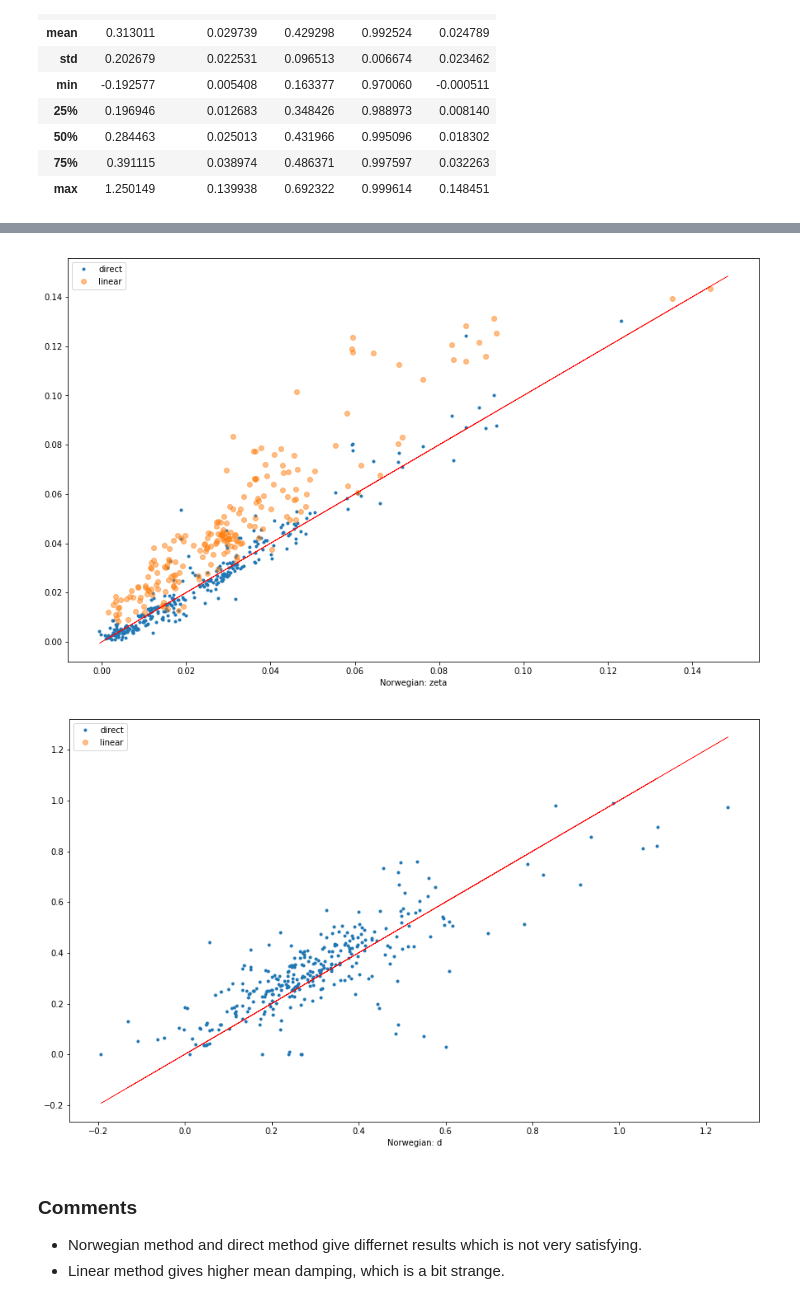
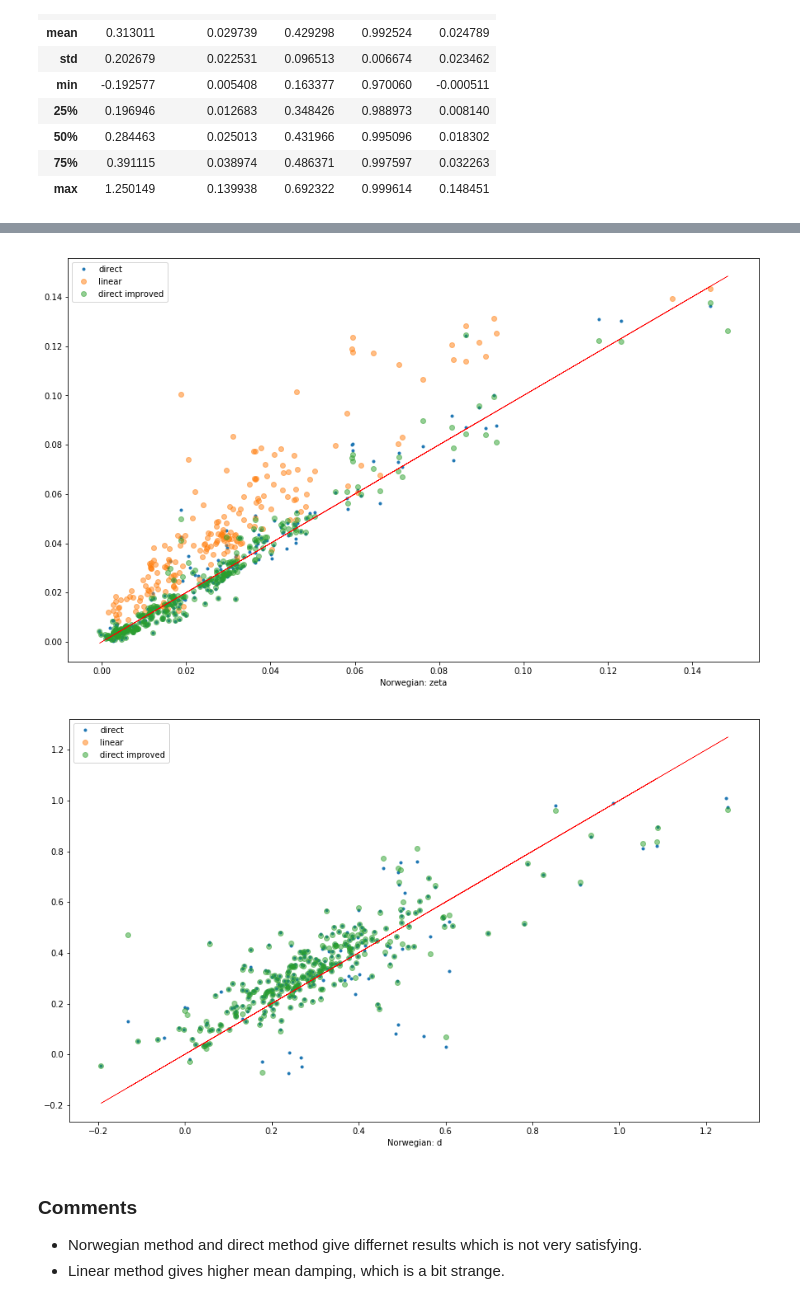
Before and after one commit to martinlarsalbert/rolldecay, a Jupyter notebook: notebooks/rolldecay/04.3_maa_mdl_db_roll_decay_content.ipynb, the cells around one changed output, grey strips where cells are left out. Drawn from its saved outputs; the diff is of its cells as text; code cells hidden in the pictures.

```diff
--- a/notebooks/rolldecay/04.3_maa_mdl_db_roll_decay_content.ipynb
+++ b/notebooks/rolldecay/04.3_maa_mdl_db_roll_decay_content.ipynb
@@ -158,6 +159,8 @@ std[cols].describe()
 rolldecay_linear = pd.read_sql_table(table_name='rolldecay_linear', con=engine, index_col='run_id')
 rolldecay_direct = pd.read_sql_table(table_name='rolldecay_direct', con=engine, index_col='run_id')
 rolldecay_norwegian = pd.read_sql_table(table_name='rolldecay_norwegian', con=engine, index_col='run_id')
+rolldecay_direct_improved = pd.read_sql_table(table_name='rolldecay_direct_improved', con=engine, index_col='run_id')
+
 
 def remove_outliers(df, abs_percentile=0.01, min_score=0.97):
     mask1 = ((df.quantile(abs_percentile) < df) &
@@ -170,6 +173,7 @@ def remove_outliers(df, abs_percentile=0.01, min_score=0.97):
 rolldecay_linear = remove_outliers(rolldecay_linear)
 rolldecay_direct = remove_outliers(rolldecay_direct)
 rolldecay_norwegian = remove_outliers(rolldecay_norwegian)
+rolldecay_direct_improved = remove_outliers(rolldecay_direct_improved)
 # %%
 plots = [['zeta','d'],
          ['mean_damping','omega0'],
@@ -191,8 +195,9 @@ for row, subplots in enumerate(plots):
 
         bins = 30
         rolldecay_linear[plot].hist(label='linear', bins=bins, ax=ax)
-        rolldecay_direct[plot].hist(label='direct', bins=bins, ax=ax, alpha=0.5)
+        rolldecay_direct[plot].hist(label='direct', bins=bins, ax=ax, alpha=0.25)
         rolldecay_norwegian[plot].hist(label='norwegian', bins=bins, ax=ax, alpha=0.25)
+        rolldecay_direct_improved[plot].hist(label='dircet improved', bins=bins, ax=ax, alpha=0.25)
 
 
         ax.set_title(plot)
@@ -248,9 +265,12 @@ for key in ['mean_damping','zeta','d']:
     x = rolldecay_norwegian[key]
     y = rolldecay_direct.loc[rolldecay_norwegian.index][key]
     y2 = rolldecay_linear.loc[rolldecay_norwegian.index][key]
+    y3 = rolldecay_direct_improved.loc[rolldecay_norwegian.index][key]
 
     ax.plot(x,y,'.', label='direct')
     ax.plot(x,y2,'o', label='linear', alpha=0.5)
+    ax.plot(x,y3,'o', label='direct improved', alpha=0.5)
+
     ax.set_xlabel('Norwegian: %s' % key)
     ax.legend();
     ax.plot(x,x,'r-')
@@ -270,5 +297,5 @@ https://pandas.pydata.org/pandas-docs/stable/user_guide/indexing.html#deprecate-
-[figure, old version]
+[figure, new version]
-[figure, old version]
+[figure, new version]
 # %% [markdown]
 ### Comments
 * Norwegian method and direct method give differnet results which is not very satisfying.
```
Also changed, not shown: parts of 12 cells of this notebook, 6 other files.
